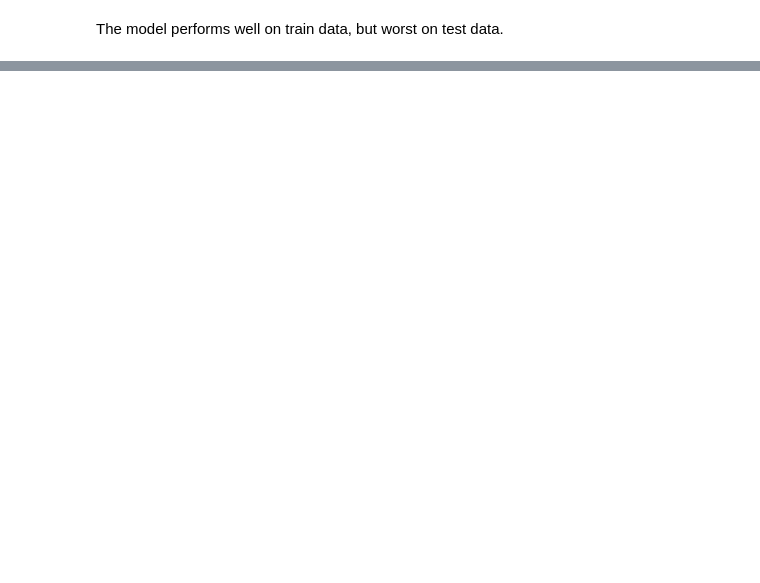
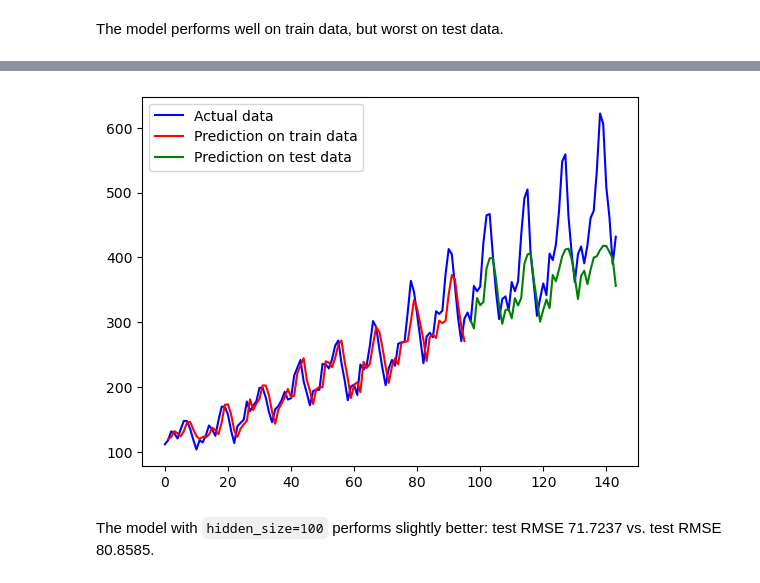
Before and after one commit to nvkoval/ML_for_people_course, a Jupyter notebook: HW_4_3_LSTM_for_Time_Series.ipynb, the cells around one changed output, grey strips where cells are left out. Cells and saved outputs as stored; diff of their text form; code cells hidden in the pictures; blank space fills up the shorter version.

```diff
--- a/HW_4_3_LSTM_for_Time_Series.ipynb
+++ b/HW_4_3_LSTM_for_Time_Series.ipynb
@@ -287,0 +303,4 @@ The model performs well on train data, but worst on test data.
+# %%
+model_100 = AirModel(hidden_size=100, num_layers=1)
+loss_fn = F.mse_loss
+optimizer = torch.optim.Adam(model_100.parameters(), lr=0.001)
@@ -287,0 +327,18 @@ The model performs well on train data, but worst on test data.
+# %%
+with torch.no_grad():
+    train_size = len(train)
+    train_plot = np.ones_like(num_pessengers) * np.nan
+    train_plot[lookback:train_size] = model_100(X_train)[:, -1].unsqueeze(-1)
+
+    test_plot = np.ones_like(num_pessengers) * np.nan
+    test_plot[train_size + lookback:] = model_100(X_test)[:, -1].unsqueeze(-1)
+
+    plt.plot(num_pessengers, 'b', label='Actual data')
+    plt.plot(train_plot, 'r', label='Prediction on train data')
+    plt.plot(test_plot, 'g', label='Prediction on test data')
+    plt.legend()
+    plt.show()
+# %% [output]
+[figure, added]
+# %% [markdown]
+The model with `hidden_size=100` performs slightly better: test RMSE 71.7237 vs. test RMSE 80.8585.
```
Also changed, not shown: parts of 10 cells of this notebook.
